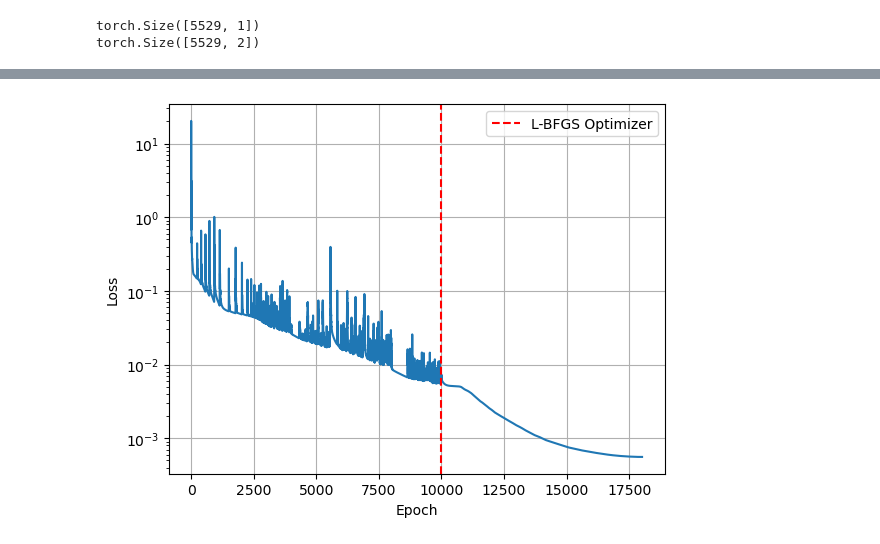
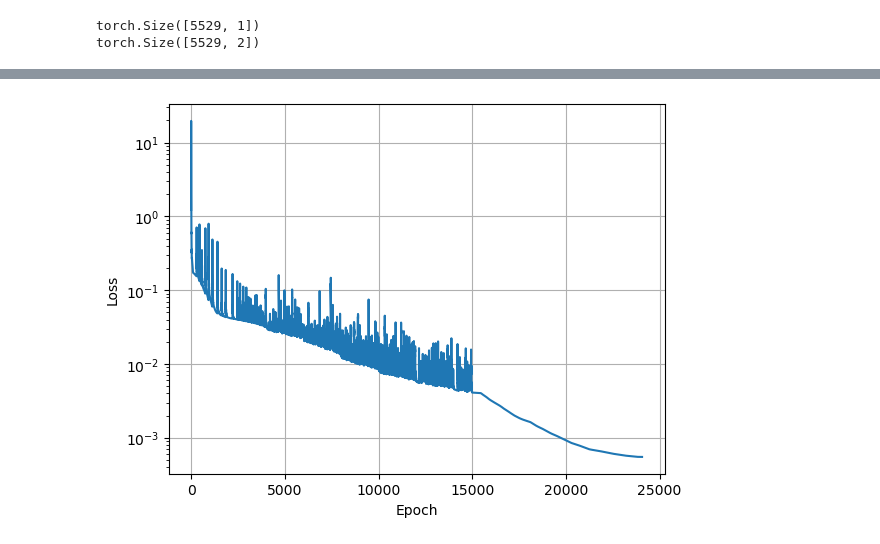
Before and after one commit to alleswe2k/PINNs, a Jupyter notebook: Transfer/complete.ipynb, the cells around one changed output, grey strips where cells are left out. Cells and saved outputs as stored; diff of their text form; code cells hidden in the pictures.

```diff
--- a/Transfer/complete.ipynb
+++ b/Transfer/complete.ipynb
@@ -239,7 +239,7 @@ def generate_points(pd, pb, l, h, r):
     mask_top = np.equal(dom_y, h)
     mask_right = np.equal(dom_x, l)
     mask_down = np.equal(dom_y, 0)
-    rad = np.sqrt((dom_x - l/2)**2 + (dom_y - h/2)**2)
+    rad = np.sqrt((dom_x - a)**2 + (dom_y - b)**2)
     mask_hole = np.isclose(rad, r)
     masks = {'left': mask_left, 'top': mask_top, 'right': mask_right, 'down': mask_down, 'hole': mask_hole}
 
@@ -251,6 +251,9 @@ r = 0.10
 E = 1
 nu = 0.3
 
+hole_center_x = l/2
+hole_center_y = h/2
+
 
 X, Y, masks = generate_points(10000, 2000, l, h, r)
 
@@ -282,7 +285,7 @@ plt.show()
 model = DNN(layers).to(device)
 # %%
 pinn = PINN(model)
-pinn.set_var(X, Y, masks, h, l, r, nu)
+pinn.set_var(X, Y, masks, hole_center_x, hole_center_y, r, nu)
 # %%
-pinn.train(10000)
+pinn.train(15000)
 # %% [output]
@@ -526,12 +424,12 @@ plt.show()
 # %%
-loss = model.track_loss
+loss = pinn.track_loss
+
 
 plt.semilogy(loss)
-plt.axvline(x=10000, color='r', linestyle='--', label='L-BFGS Optimizer')
 plt.xlabel("Epoch")
 plt.ylabel("Loss")
-plt.legend()
+# plt.xlim((0, 20))
 plt.grid()
 plt.show()
 # %% [output]
-[figure, old version]
+[figure, new version]
```
Also changed, not shown: parts of 19 cells of this notebook, 6 other files.
